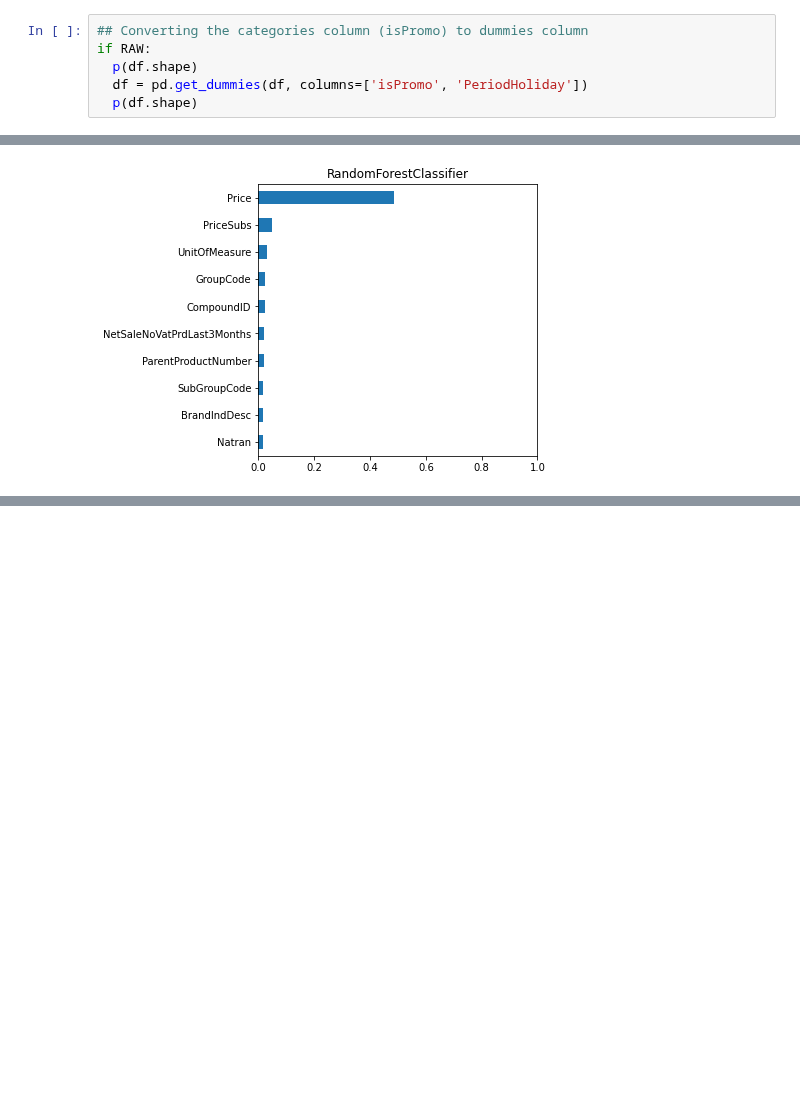
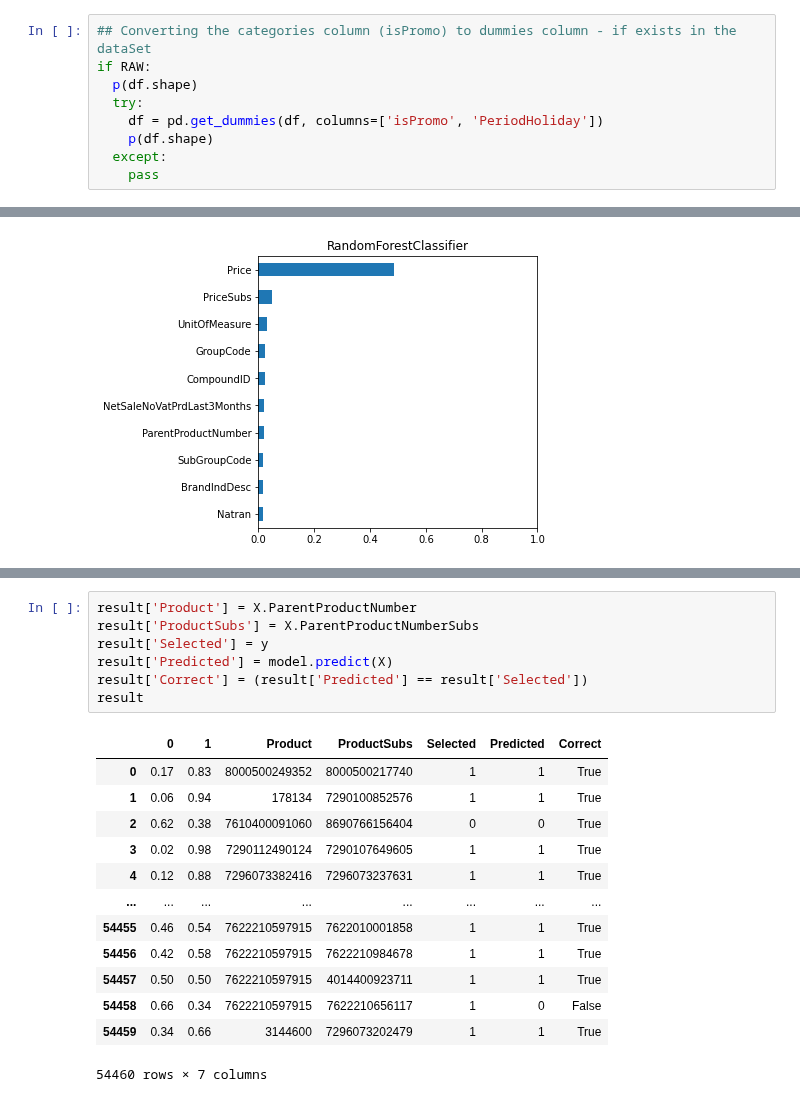
Before and after one commit to DanielKorenDataScience/ClassificationProject, a Jupyter notebook: Shufersal_predict.ipynb, the cells around one changed output, grey strips where cells are left out. Drawn from its saved outputs; the diff is of its cells as text; blank space fills up the shorter version.

```diff
--- a/Shufersal_predict.ipynb
+++ b/Shufersal_predict.ipynb
@@ -313,8 +328,11 @@ if RAW:
 # %% [markdown]
 Minimal improvement - FalseNegative (0,0) improved from 1338 to 1328
 # %%
-## Converting the categories column (isPromo) to dummies column
+## Converting the categories column (isPromo) to dummies column - if exists in the dataSet
 if RAW:
   p(df.shape)
-  df = pd.get_dummies(df, columns=['isPromo', 'PeriodHoliday'])
-  p(df.shape)
+  try:
+    df = pd.get_dummies(df, columns=['isPromo', 'PeriodHoliday'])
+    p(df.shape)
+  except:
+    pass
@@ -475,0 +580,21 @@ running:  RandomForestClassifier (38122, 48)
+# %%
+result['Product'] = X.ParentProductNumber
+result['ProductSubs'] = X.ParentProductNumberSubs
+result['Selected'] = y
+result['Predicted'] = model.predict(X)
+result['Correct'] = (result['Predicted'] == result['Selected'])
+result
+# %% [output]
+|  | 0 | 1 | Product | ProductSubs | Selected | Predicted | Correct |
+| 0 | 0.17 | 0.83 | 8000500249352 | 8000500217740 | 1 | 1 | True |
+| 1 | 0.06 | 0.94 | 178134 | 7290100852576 | 1 | 1 | True |
+| 2 | 0.62 | 0.38 | 7610400091060 | 8690766156404 | 0 | 0 | True |
+| 3 | 0.02 | 0.98 | 7290112490124 | 7290107649605 | 1 | 1 | True |
+| 4 | 0.12 | 0.88 | 7296073382416 | 7296073237631 | 1 | 1 | True |
+| ... | ... | ... | ... | ... | ... | ... | ... |
+| 54455 | 0.46 | 0.54 | 7622210597915 | 7622010001858 | 1 | 1 | True |
+| 54456 | 0.42 | 0.58 | 7622210597915 | 7622210984678 | 1 | 1 | True |
+| 54457 | 0.50 | 0.50 | 7622210597915 | 4014400923711 | 1 | 1 | True |
+| 54458 | 0.66 | 0.34 | 7622210597915 | 7622210656117 | 1 | 0 | False |
+| 54459 | 0.34 | 0.66 | 3144600 | 7296073202479 | 1 | 1 | True |
+54460 rows × 7 columns
```
Also changed, not shown: parts of 41 cells of this notebook.
